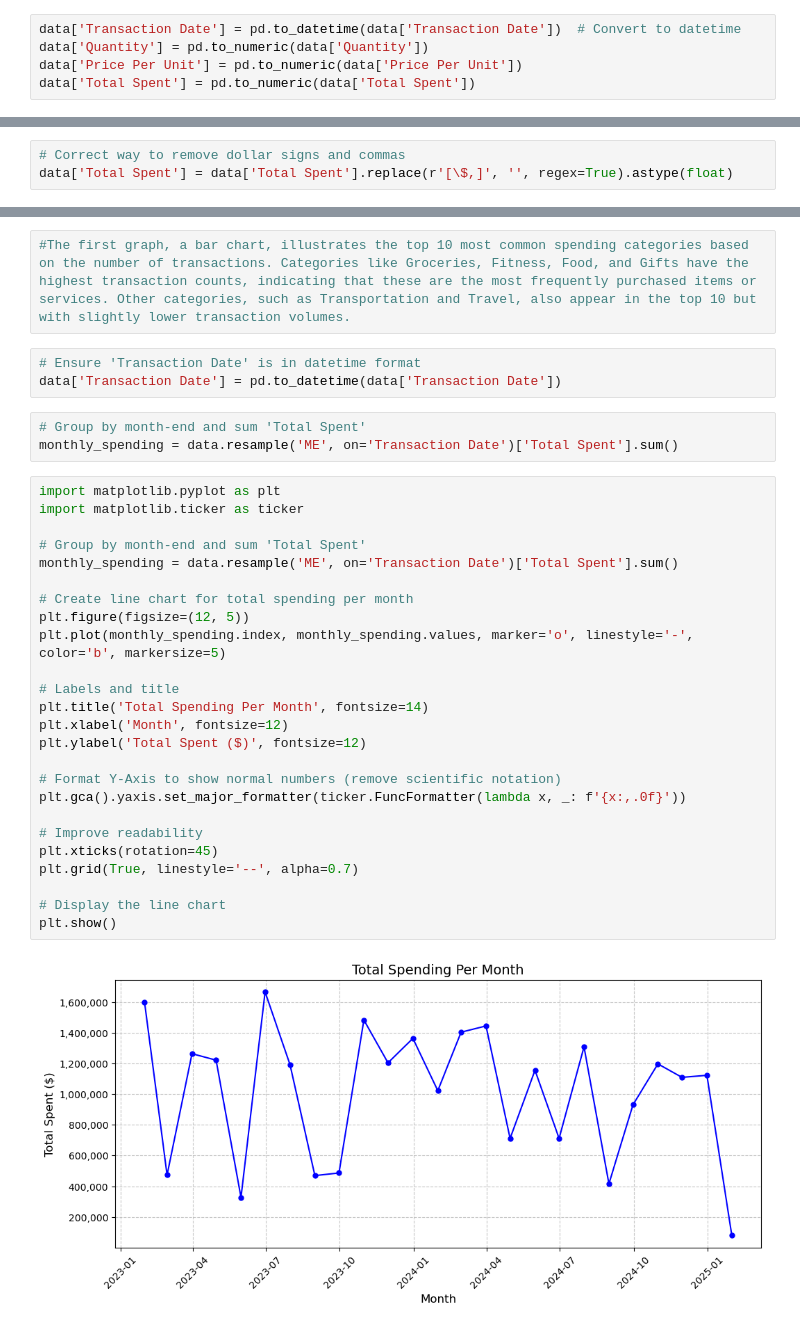
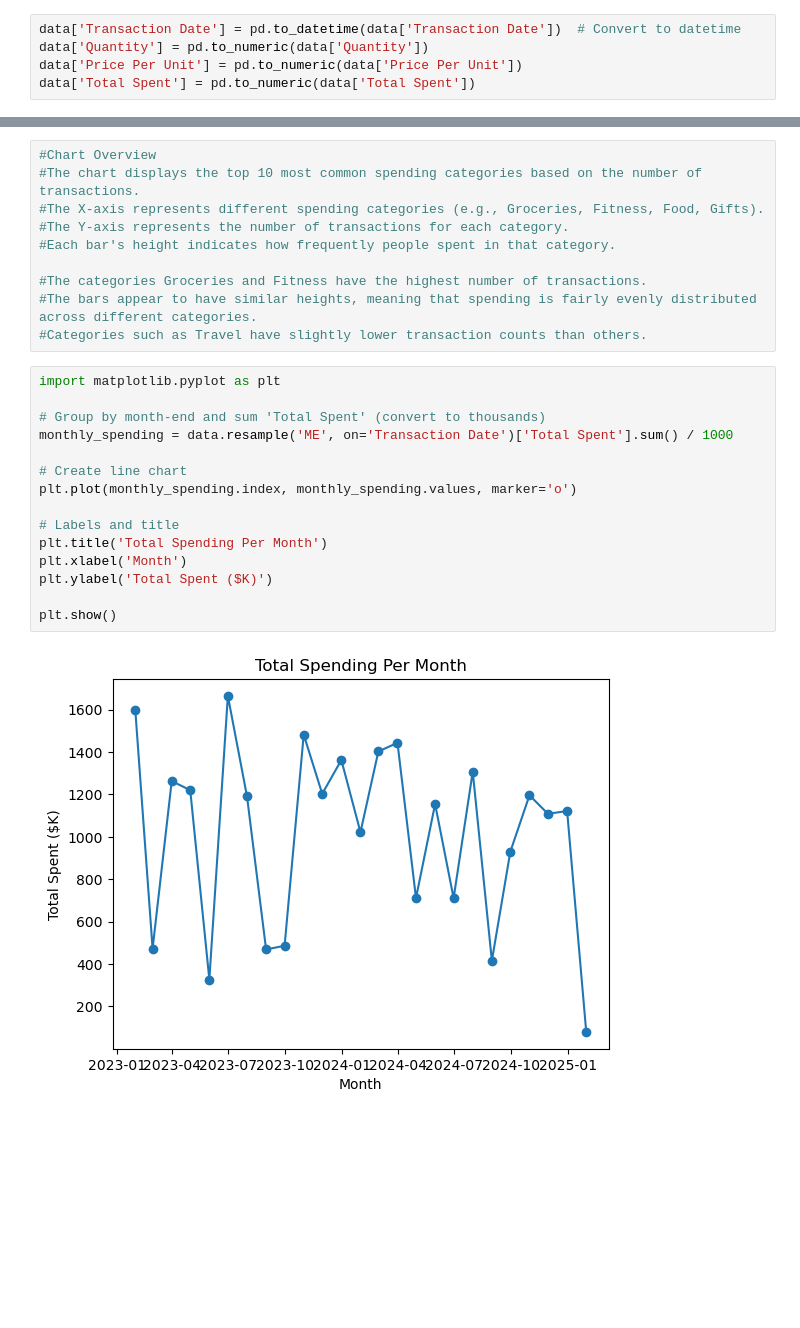
Before and after one commit to js803/assignment3, a Jupyter notebook: ITMG Set 4J Shawn Lai Assignment 3.ipynb, the cells around one changed output, grey strips where cells are left out. Saved outputs shown, nothing was run; the diff lists cells and outputs as text; blank space fills up the shorter version.

```diff
--- a/ITMG Set 4J Shawn Lai Assignment 3.ipynb
+++ b/ITMG Set 4J Shawn Lai Assignment 3.ipynb
@@ -68,3 +53,0 @@ Name: Total Spent, dtype: float64
-# %%
-# Correct way to remove dollar signs and commas
-data['Total Spent'] = data['Total Spent'].replace(r'[\$,]', '', regex=True).astype(float)
@@ -92,36 +95,28 @@ plt.show()
 # %%
-#The first graph, a bar chart, illustrates the top 10 most common spending categories based on the number of transactions. Categories like Groceries, Fitness, Food, and Gifts have the highest transaction counts, indicating that these are the most frequently purchased items or services. Other categories, such as Transportation and Travel, also appear in the top 10 but with slightly lower transaction volumes.
+#Chart Overview
+#The chart displays the top 10 most common spending categories based on the number of transactions.
+#The X-axis represents different spending categories (e.g., Groceries, Fitness, Food, Gifts).
+#The Y-axis represents the number of transactions for each category.
+#Each bar's height indicates how frequently people spent in that category.
+
+#The categories Groceries and Fitness have the highest number of transactions.
+#The bars appear to have similar heights, meaning that spending is fairly evenly distributed across different categories.
+#Categories such as Travel have slightly lower transaction counts than others.
-# %%
-# Ensure 'Transaction Date' is in datetime format
-data['Transaction Date'] = pd.to_datetime(data['Transaction Date'])
-# %%
-# Group by month-end and sum 'Total Spent'
-monthly_spending = data.resample('ME', on='Transaction Date')['Total Spent'].sum()
 # %%
 import matplotlib.pyplot as plt
-import matplotlib.ticker as ticker
 
-# Group by month-end and sum 'Total Spent'
-monthly_spending = data.resample('ME', on='Transaction Date')['Total Spent'].sum()
+# Group by month-end and sum 'Total Spent' (convert to thousands)
+monthly_spending = data.resample('ME', on='Transaction Date')['Total Spent'].sum() / 1000
 
-# Create line chart for total spending per month
-plt.figure(figsize=(12, 5))
-plt.plot(monthly_spending.index, monthly_spending.values, marker='o', linestyle='-', color='b', markersize=5)
+# Create line chart
+plt.plot(monthly_spending.index, monthly_spending.values, marker='o')
 
 # Labels and title
-plt.title('Total Spending Per Month', fontsize=14)
-plt.xlabel('Month', fontsize=12)
-plt.ylabel('Total Spent ($)', fontsize=12)
+plt.title('Total Spending Per Month')
+plt.xlabel('Month')
+plt.ylabel('Total Spent ($K)')
 
-# Format Y-Axis to show normal numbers (remove scientific notation)
-plt.gca().yaxis.set_major_formatter(ticker.FuncFormatter(lambda x, _: f'{x:,.0f}'))
-
-# Improve readability
-plt.xticks(rotation=45)
-plt.grid(True, linestyle='--', alpha=0.7)
-
-# Display the line chart
 plt.show()
 # %% [output]
-[figure, old version]
+[figure, new version]
 # %%
```
Also changed, not shown: parts of 8 cells of this notebook, 2 other files.
